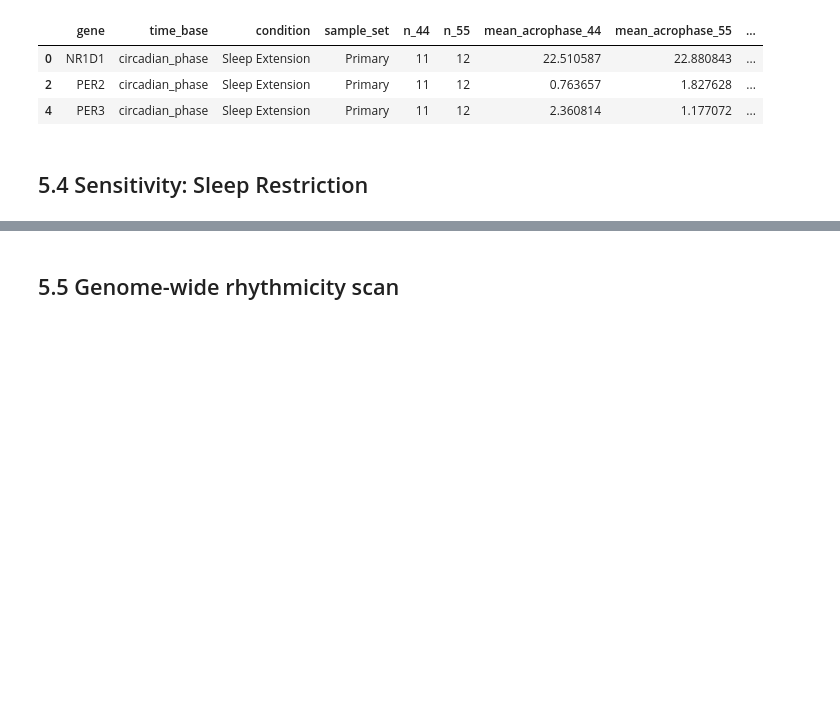
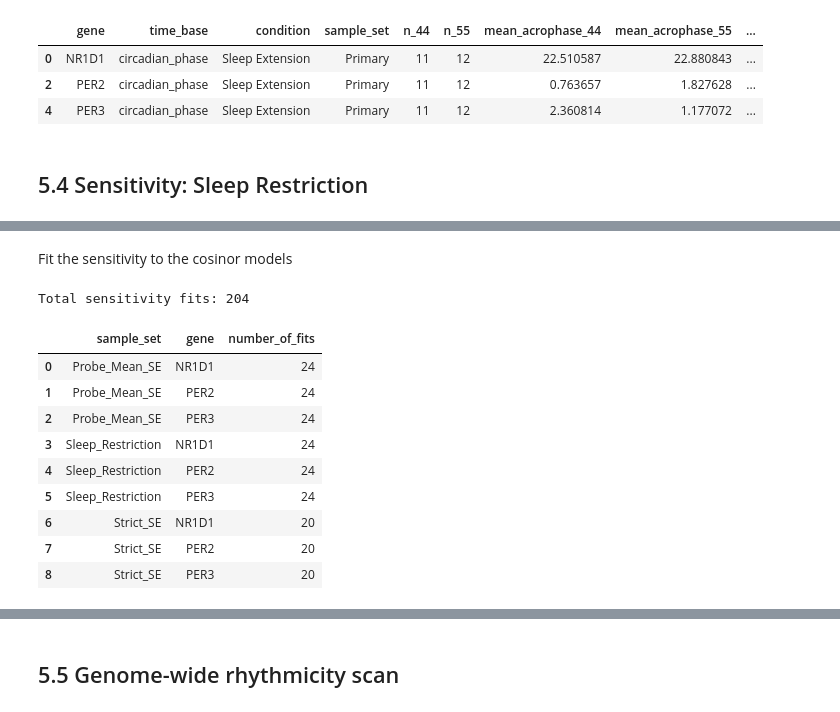
Before and after one commit to CKmellow/per3-genotype-clock-gene-timing, a Jupyter notebook: notebooks/PER3_clock_timing.ipynb, the cells around one changed output, grey strips where cells are left out. Drawn from its saved outputs; the diff is of its cells as text; code cells hidden in the pictures; blank space fills up the shorter version.

```diff
--- a/notebooks/PER3_clock_timing.ipynb
+++ b/notebooks/PER3_clock_timing.ipynb
@@ -987,0 +1050,46 @@ Circadian-phase comparison results saved.
+# %% [markdown]
+Fit the sensitivity to the cosinor models
+# %%
+sensitivity_fits = []
+
+for sample_set, dataset in sensitivity_datasets.items():
+
+    fits = rhythm.fit_subject_cosinors(
+        dataset,
+        time_col="clock_time_h",
+        genes=genes_of_interest,
+        period=24.0,
+        min_points=4
+    )
+
+    fits["time_base"] = "clock_time"
+    fits["sample_set"] = sample_set
+
+    sensitivity_fits.append(fits)
+
+# Combine all sensitivity results
+sensitivity_acrophases = pd.concat(
+    sensitivity_fits,
+    ignore_index=True
+)
+
+# Check the number of fits
+print("Total sensitivity fits:", len(sensitivity_acrophases))
+
+display(
+    sensitivity_acrophases.groupby(
+        ["sample_set", "gene"]
+    ).size().rename("number_of_fits").reset_index()
+)
+# %% [output]
+Total sensitivity fits: 204
+|  | sample_set | gene | number_of_fits |
+| 0 | Probe_Mean_SE | NR1D1 | 24 |
+| 1 | Probe_Mean_SE | PER2 | 24 |
+| 2 | Probe_Mean_SE | PER3 | 24 |
+| 3 | Sleep_Restriction | NR1D1 | 24 |
+| 4 | Sleep_Restriction | PER2 | 24 |
+| 5 | Sleep_Restriction | PER3 | 24 |
+| 6 | Strict_SE | NR1D1 | 20 |
+| 7 | Strict_SE | PER2 | 20 |
+| 8 | Strict_SE | PER3 | 20 |
```
Also changed, not shown: parts of 12 cells of this notebook.
